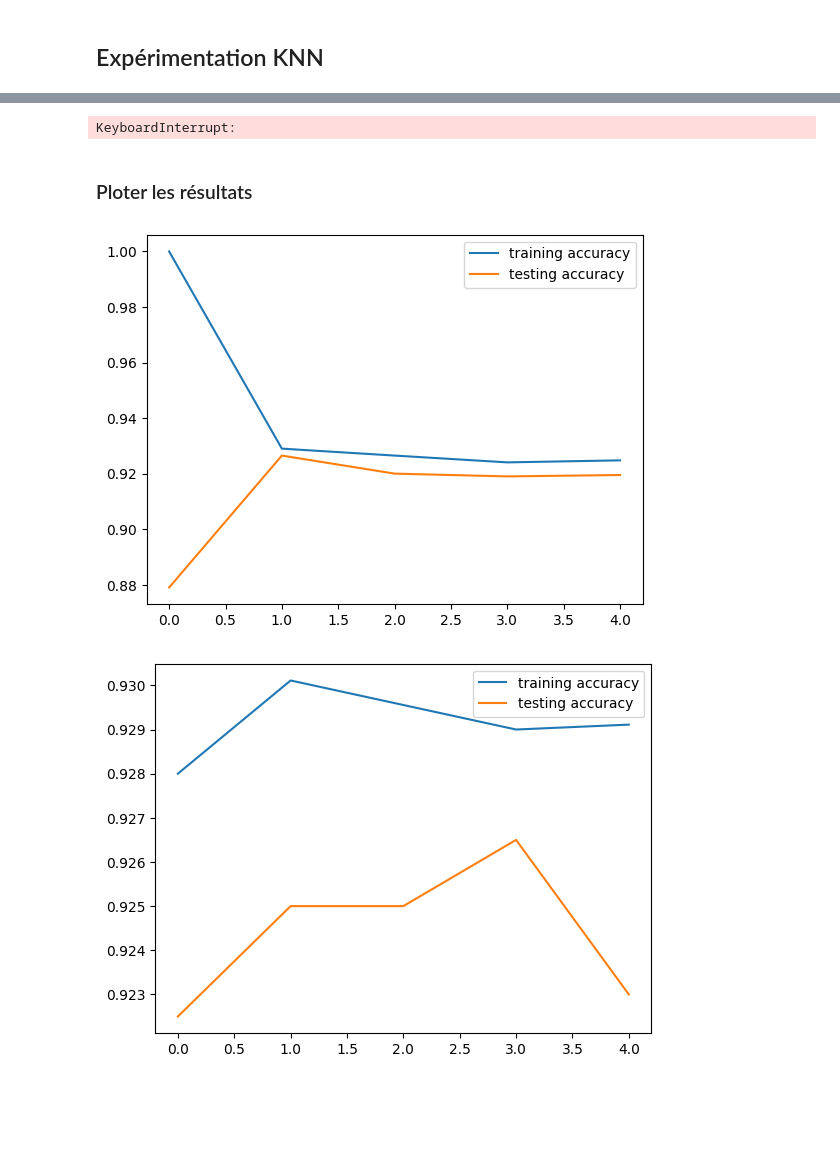
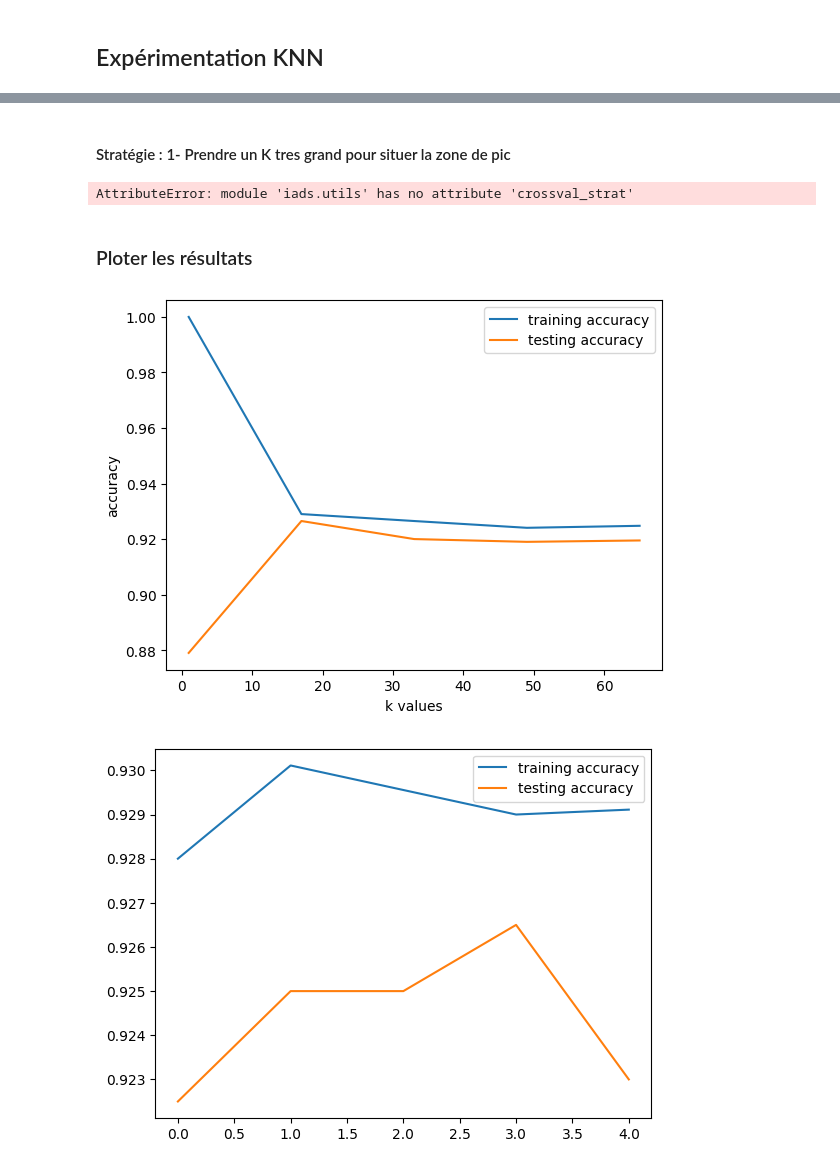
Before and after one commit to AnyesTAFOUGHALT/LU3IN026_Mini_Project1_Data_Science, a Jupyter notebook: projet-1-Djerfaf_Tafoughalt.ipynb, the cells around one changed output, grey strips where cells are left out. Saved outputs shown, nothing was run; the diff lists cells and outputs as text; code cells hidden in the pictures; blank space fills up the shorter version.

```diff
--- a/projet-1-Djerfaf_Tafoughalt.ipynb
+++ b/projet-1-Djerfaf_Tafoughalt.ipynb
@@ -254,26 +131,32 @@ def crossval_strat(X, Y, n_iterations, iteration):
+# %% [markdown]
+#### Stratégie : 1- Prendre un K tres grand pour situer la zone de pic
 # %%
+k_values = list(range(1, 100, 16))
 knn_accuracy_test = []
 knn_accuracy_train = []
 iter = 10
-for k in range(1,70,16):
-    classifierKNN = Classif.ClassifierKNN(2, k)
+
+for k in k_values:
+    classifierKNN = classif.ClassifierKNN(2, k)
     it_train=0
     it_test=0
     for i in range(iter):
-        Xapp, Yapp, Xtest, Ytest = crossval_strat(X2D, Y2D, iter, i)
+        Xapp, Yapp, Xtest, Ytest = ut.crossval_strat(X2D, Y2D, iter, i)
         classifierKNN.train(Xapp, Yapp)
         it_train+=classifierKNN.accuracy(Xapp, Yapp)
         it_test+=classifierKNN.accuracy(Xtest, Ytest)
-    knn_accuracy_train.append(it_train/10)
-    knn_accuracy_test.append(it_test/10)
+    knn_accuracy_train.append(it_train/iter)
+    knn_accuracy_test.append(it_test/iter)
 # %% [output]
-KeyboardInterrupt:
+AttributeError: module 'iads.utils' has no attribute 'crossval_strat'
 # %% [markdown]
 ### Ploter les résultats
 # %%
-plt.plot(knn_accuracy_train, label='training accuracy')
-plt.plot(knn_accuracy_test, label='testing accuracy')
+plt.plot(k_values, knn_accuracy_train, label='training accuracy')
+plt.plot(k_values, knn_accuracy_test, label='testing accuracy')
 plt.legend()
+plt.xlabel('k values')
+plt.ylabel('accuracy')
 plt.show()
 # %% [output]
-[figure, old version]
+[figure, new version]
```
Also changed, not shown: parts of 13 cells of this notebook, 1 other file.
